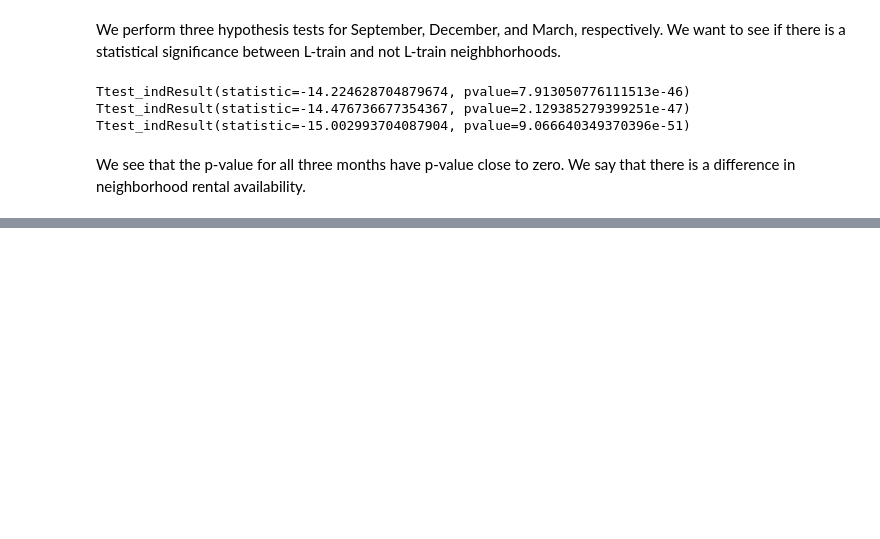
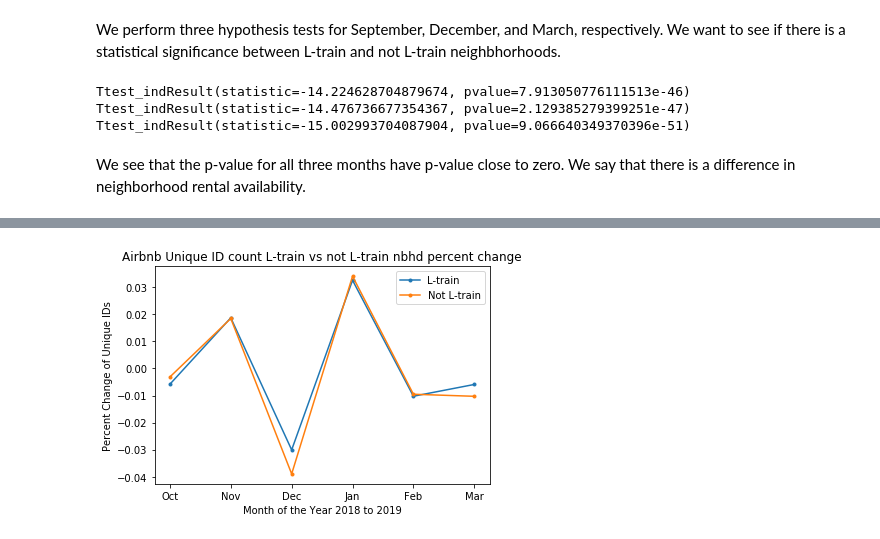
Before and after one commit to nate1mace/TheSuperGroup, a Jupyter notebook: Data Exploration.ipynb, the cells around one changed output, grey strips where cells are left out. Drawn from its saved outputs; the diff is of its cells as text; code cells hidden in the pictures; blank space fills up the shorter version.

```diff
--- a/Data Exploration.ipynb
+++ b/Data Exploration.ipynb
@@ -280,0 +424,10 @@ plt.plot(df_mean_L_price[0])
+# %%
+plt.plot(unique_ID_count.pct_change(), '.-', label='L-train')
+plt.plot(unique_ID_count_not_L_train_nbhd.pct_change(), '.-', label='Not L-train')
+plt.title('Airbnb Unique ID count L-train vs not L-train nbhd percent change')
+plt.xlabel('Month of the Year 2018 to 2019')
+plt.ylabel('Percent Change of Unique IDs')
+plt.legend()
+plt.show()
+# %% [output]
+[figure, added]
```
Also changed, not shown: parts of 30 cells of this notebook, 1 other file.
